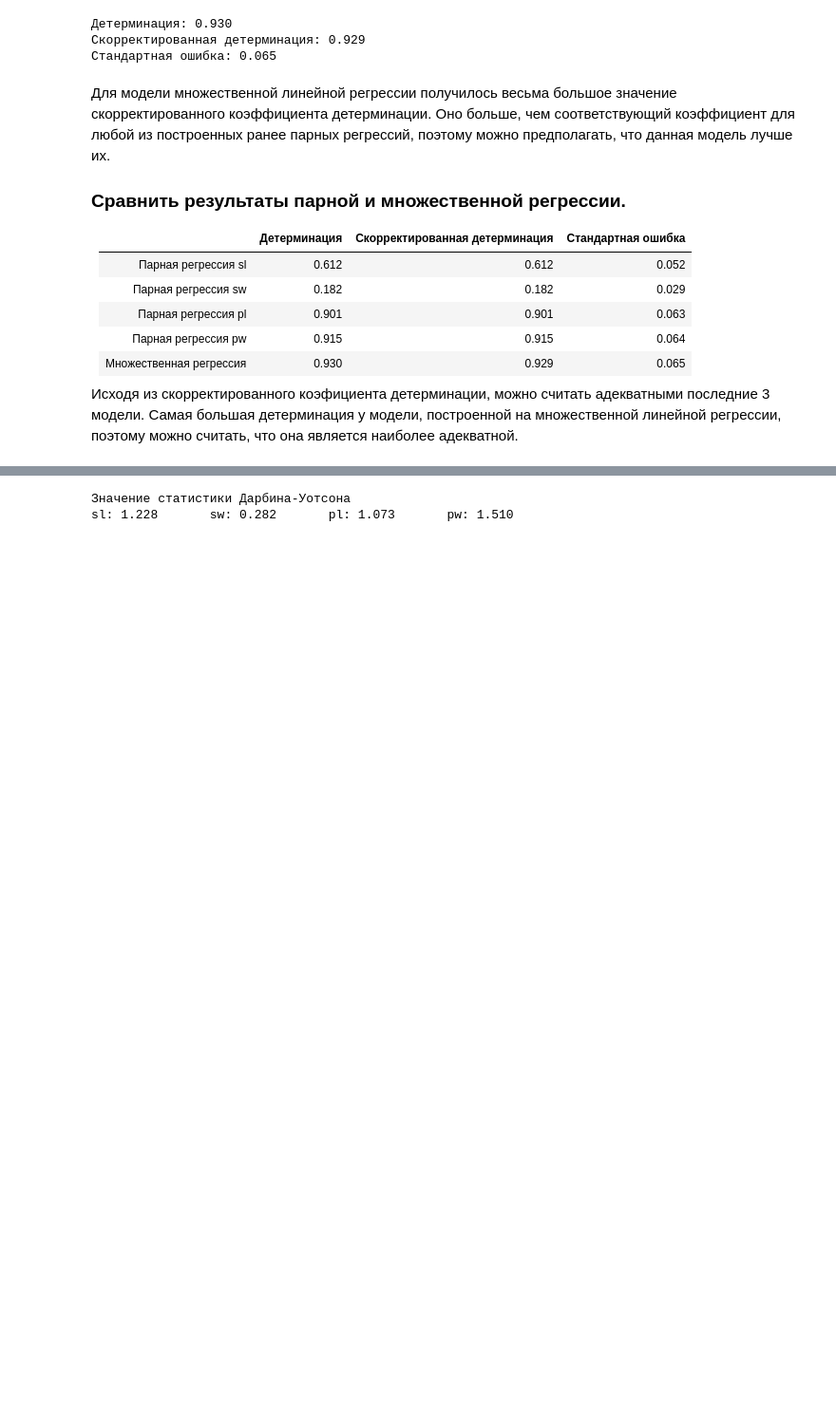
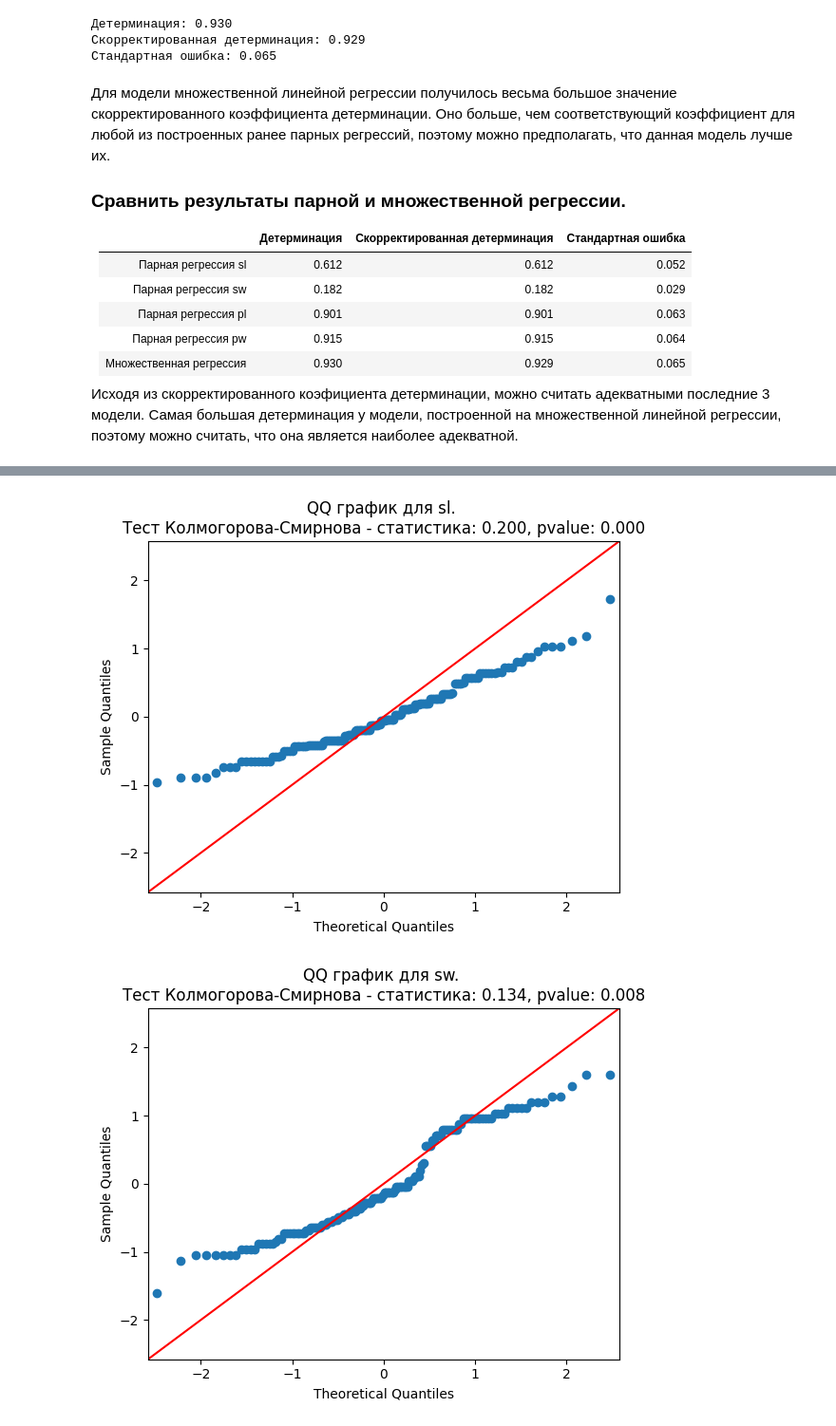
Before and after one commit to ZOaZOaZoa/IAD_lab01, a Jupyter notebook: lab01.ipynb, the cells around one changed output, grey strips where cells are left out. Shown: that part at 95% size. Drawn from its saved outputs; the diff is of its cells as text; code cells hidden in the pictures; blank space fills up the shorter version.

```diff
--- a/lab01.ipynb
+++ b/lab01.ipynb
@@ -276,8 +276,10 @@ m_reg = linear_model.LinearRegression()
 iris_m_x = iris_pd.iloc[:,:-1].values.reshape(-1, k)
 
 m_reg.fit(iris_m_x, iris_y)
+reg['multiple'] = m_reg
 iris_m_y_pred = m_reg.predict(iris_m_x)
-m_residues = iris_y - iris_m_y_pred
+m_residues = (iris_y - iris_m_y_pred).reshape(-1)
+Q_res['multiple'] = np.dot(m_residues, m_residues)
 
 m_R_squared, m_R_adj_squared = calc_r_squared(iris_y, iris_m_y_pred, k)
 m_SE = np.std(iris_m_y_pred, ddof=k) / np.sqrt(n)
@@ -305,25 +311,21 @@ print(f'Стандартная ошибка: {m_SE:.3f}')
 # %%
+import statsmodels.api as sm
+
 pred = dict()
 for column in iris_pd.columns[:-1]:
     pred[column] = reg[column].predict(iris_pd[column].values.reshape(-1, 1))
 
-DW_val = dict()
+pred['multiple'] = reg['multiple'].predict(iris_m_x)
+
 residues = dict()
-for column in pred:
+for column in (tuple(pred.keys()) + ('multiple',)):
     y_pred = pred[column]
     residues[column] = (iris_y - y_pred).reshape(-1)
 
-    S_res = Q_res[column]/(n-1)
-
-    def DW(res, Qres):
-        result = 0
-        for i in range(len(res)-1):
-            result += (res[i+1]-res[i]) ** 2
-        return result/Qres
-    DW_val[column] = DW(residues[column], Q_res[column])
-
-print('Значение статистики Дарбина-Уотсона')
-print_num_dict(DW_val, 3)
+    sm.qqplot(residues[column], line='45')
+    ks_res = scipy.stats.kstest(residues[column], 'norm')
+    plt.title(f'QQ график для {column}. \nТест Колмогорова-Смирнова - статистика: {ks_res.statistic:.3f}, pvalue: {ks_res.pvalue:.3f}')
+    plt.show()
 # %% [output]
-Значение статистики Дарбина-Уотсона
-sl: 1.228       sw: 0.282       pl: 1.073       pw: 1.510
+[figure, added]
+[figure, added]
```
Also changed, not shown: parts of 11 cells of this notebook, 1 other file.
